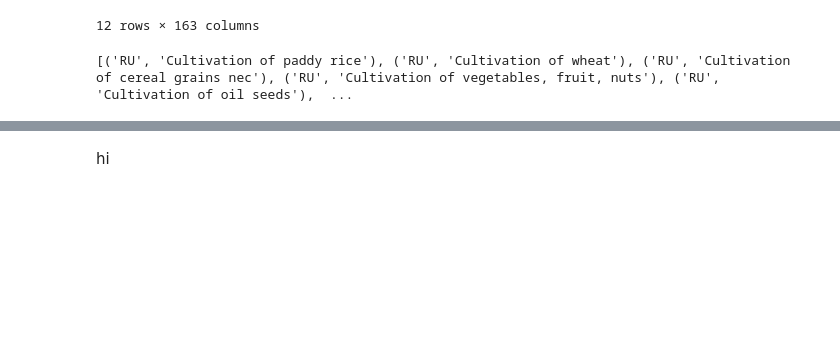
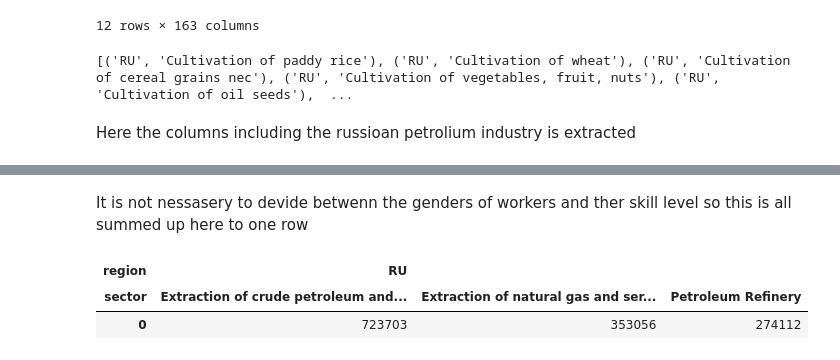
Before and after one commit to MathiasAlten/Input-Output, a Jupyter notebook: code/Workers in Petroleum.ipynb, the cells around one changed output, grey strips where cells are left out. Drawn from its saved outputs; the diff is of its cells as text; code cells hidden in the pictures; blank space fills up the shorter version.

```diff
--- a/code/Workers in Petroleum.ipynb
+++ b/code/Workers in Petroleum.ipynb
@@ -49,6 +49,8 @@ display(F)
 print(F.columns.tolist())
 # %% [output]
 [('RU', 'Cultivation of paddy rice'), ('RU', 'Cultivation of wheat'), ('RU', 'Cultivation of cereal grains nec'), ('RU', 'Cultivation of vegetables, fruit, nuts'), ('RU', 'Cultivation of oil seeds'),  ...
+# %% [markdown]
+Here the columns including the russioan petrolium industry is extracted
 # %%
 
 # List of petroleum production-related columns
@@ -81,5 +83,18 @@ petroleum_production_df.to_csv('Calculated data/petroleum_production_workers.csv
 | Employment people: Low-skilled male | 0 | 49062 | 23934 | 10751 |
 | Employment people: Medium-skilled... | 0 | 58265 | 28424 | 44330 |
 | Employment people: Medium-skilled... | 0 | 274677 | 134001 | 73955 |
-# %% [markdown]
-hi
+# %% [markdown]
+It is not nessasery to devide betwenn the genders of workers and ther skill level so this is all summed up here to one row
+# %%
+# Sum all rows into one row
+summed_row = petroleum_production_df.sum(axis=0)
+
+# Convert the result into a DataFrame for better readability
+summed_row_df = pd.DataFrame(summed_row).T
+
+# Display the resulting DataFrame
+display(summed_row_df)
+# %% [output]
+| region | RU |  |  |
+| sector | Extraction of crude petroleum and... | Extraction of natural gas and ser... | Petroleum Refinery |
+| 0 | 723703 | 353056 | 274112 |
```
Also changed, not shown: parts of 4 cells of this notebook, 2 other files.
